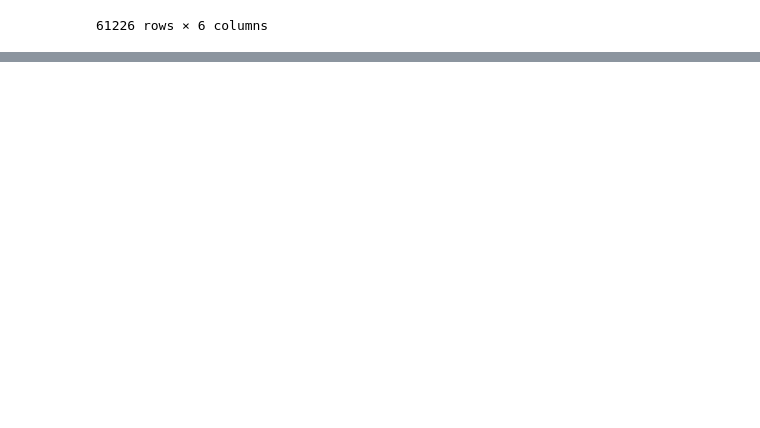
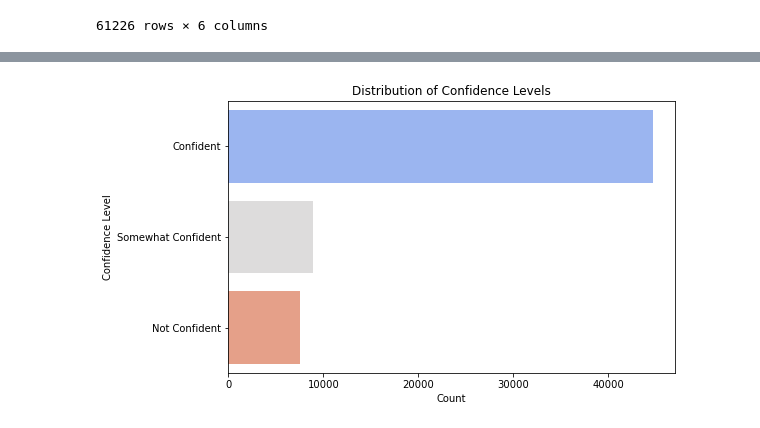
Before and after one commit to battemuulenn/DataScienceThesis, a Jupyter notebook: Notebooks/RedditCorpus.ipynb, the cells around one changed output, grey strips where cells are left out. Drawn from its saved outputs; the diff is of its cells as text; code cells hidden in the pictures; blank space fills up the shorter version.

```diff
--- a/Notebooks/RedditCorpus.ipynb
+++ b/Notebooks/RedditCorpus.ipynb
@@ -30,0 +94,9 @@ df
+# %%
+plt.figure(figsize=(8, 5))
+sns.countplot(y=df['confidence'], order=df['confidence'].value_counts().index, palette="coolwarm")
+plt.title("Distribution of Confidence Levels")
+plt.xlabel("Count")
+plt.ylabel("Confidence Level")
+plt.show()
+# %% [output]
+[figure, added]
```
Also changed, not shown: parts of 13 cells of this notebook, 3 other files.
